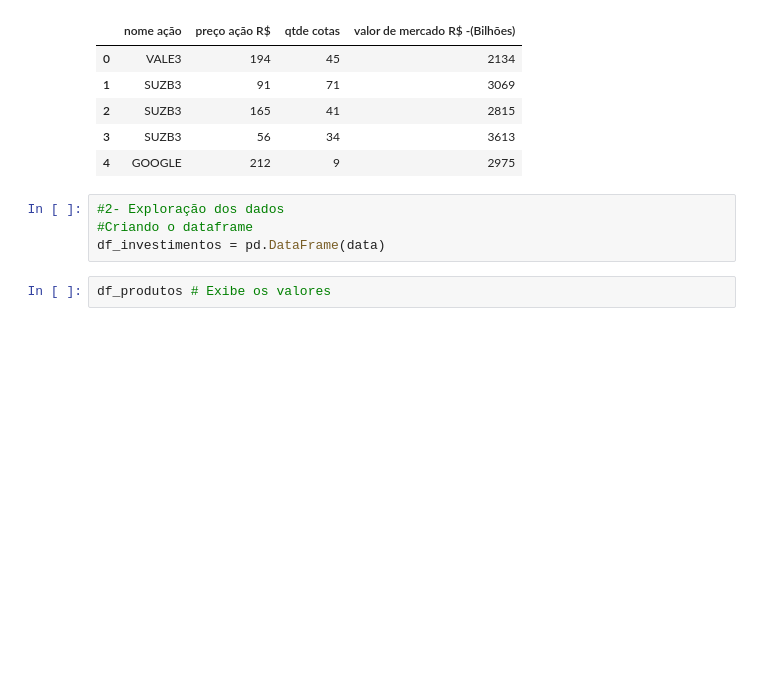
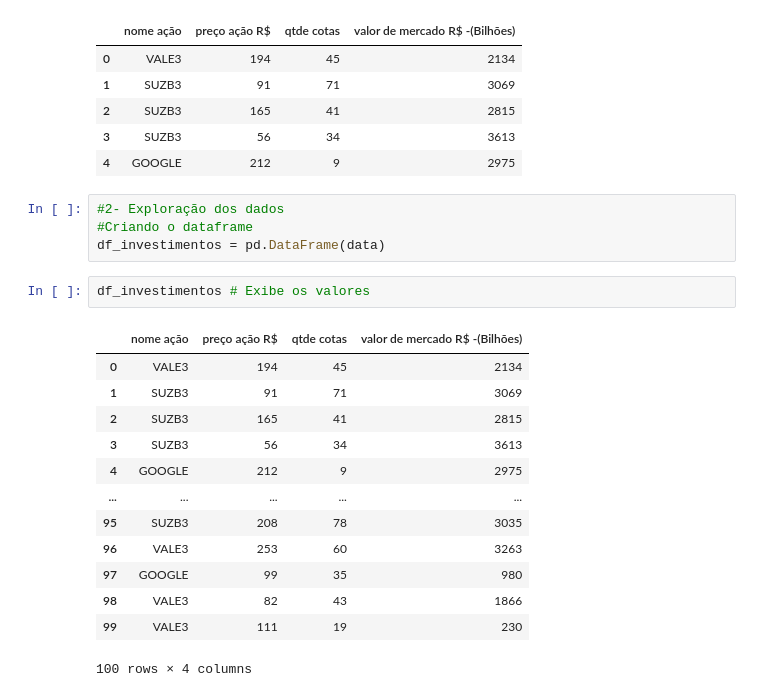
Before and after one commit to kaualayon/codigo_IABD2024, a Jupyter notebook: Somativa/codigo.ipynb, the cells around one changed output. Cells and saved outputs as stored; diff of their text form; blank space fills up the shorter version.

```diff
--- a/Somativa/codigo.ipynb
+++ b/Somativa/codigo.ipynb
@@ -26,5 +26,19 @@ data.head()
 #Criando o dataframe
 df_investimentos = pd.DataFrame(data)
 # %%
-df_produtos # Exibe os valores
+df_investimentos # Exibe os valores
+# %% [output]
+|  | nome ação | preço ação R$ | qtde cotas | valor de mercado R$ -(Bilhões) |
+| 0 | VALE3 | 194 | 45 | 2134 |
+| 1 | SUZB3 | 91 | 71 | 3069 |
+| 2 | SUZB3 | 165 | 41 | 2815 |
+| 3 | SUZB3 | 56 | 34 | 3613 |
+| 4 | GOOGLE | 212 | 9 | 2975 |
+| ... | ... | ... | ... | ... |
+| 95 | SUZB3 | 208 | 78 | 3035 |
+| 96 | VALE3 | 253 | 60 | 3263 |
+| 97 | GOOGLE | 99 | 35 | 980 |
+| 98 | VALE3 | 82 | 43 | 1866 |
+| 99 | VALE3 | 111 | 19 | 230 |
+100 rows × 4 columns
 # %%
```
Also changed, not shown: parts of 4 cells of this notebook.
